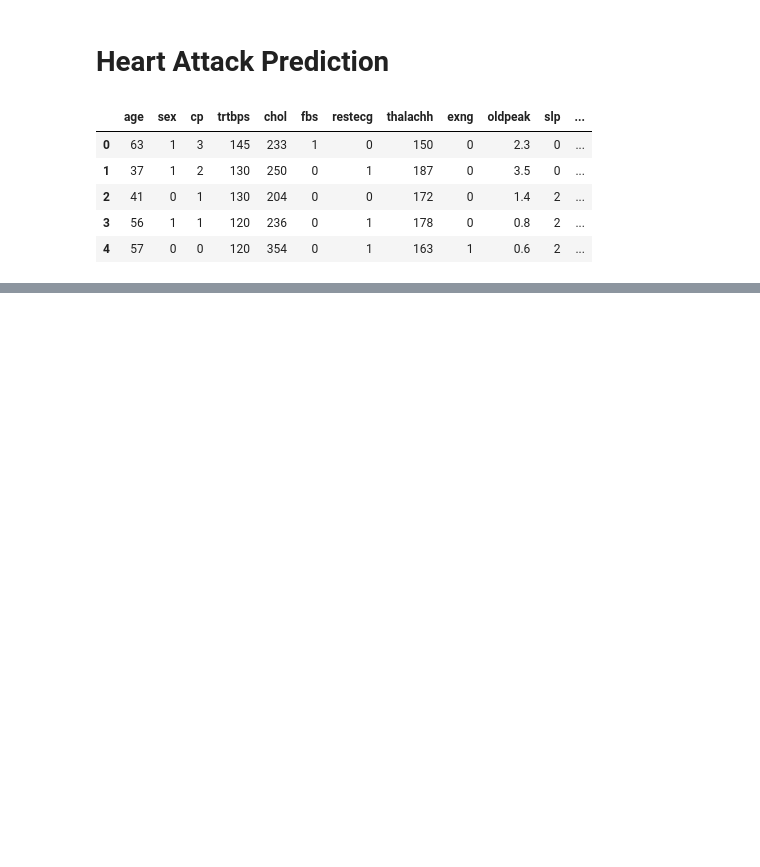
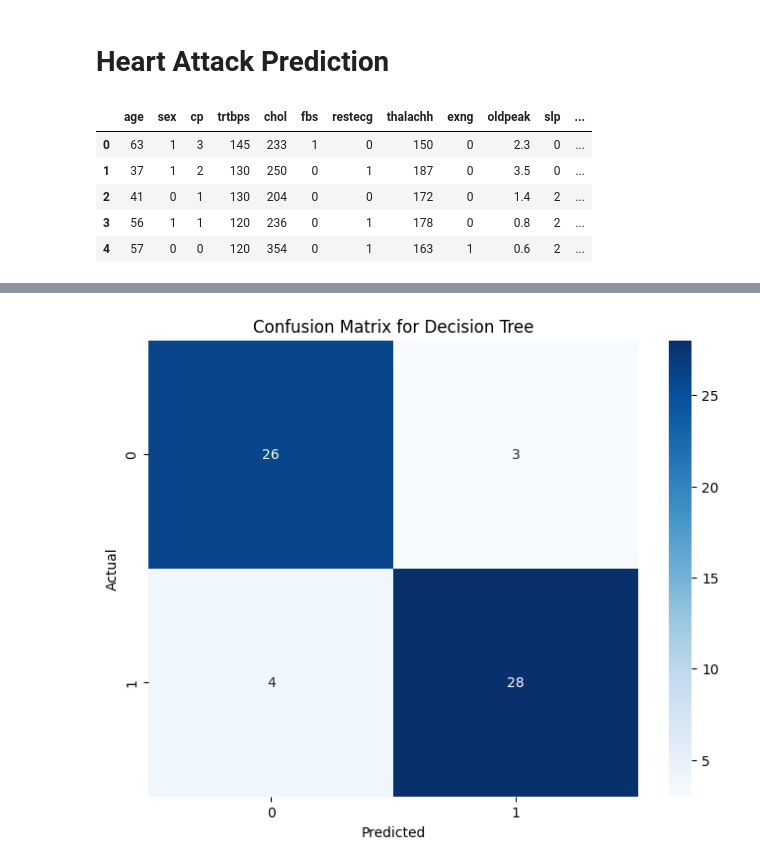
Before and after one commit to shadmankhezri/classification, a Jupyter notebook: heart_attack/heart_attack.ipynb, the cells around one changed output, grey strips where cells are left out. Saved outputs shown, nothing was run; the diff lists cells and outputs as text; code cells hidden in the pictures; blank space fills up the shorter version.

```diff
--- a/heart_attack/heart_attack.ipynb
+++ b/heart_attack/heart_attack.ipynb
@@ -21,0 +213,8 @@ df.head()
+# %%
+# predict output
+
+y_pred = model.predict(X_test)
+
+print(f"Real Values:\n{y_test[0:5]}")             # real value
+print()
+print(f"Predict Values:\n{y_pred[0:5]}")          # predict value
@@ -21,0 +278,14 @@ df.head()
+# %%
+# confusion matrix heatmap
+
+from sklearn.metrics import confusion_matrix
+
+plt.figure(figsize=(8,6))
+sns.heatmap(confusion_matrix(y_test,y_pred), annot=True, fmt='d', cmap='Blues')
+
+plt.xlabel('Predicted')
+plt.ylabel('Actual')
+plt.title('Confusion Matrix for Decision Tree')
+plt.show()
+# %% [output]
+[figure, added]
```
Also changed, not shown: parts of 24 cells of this notebook, 1 other file.
